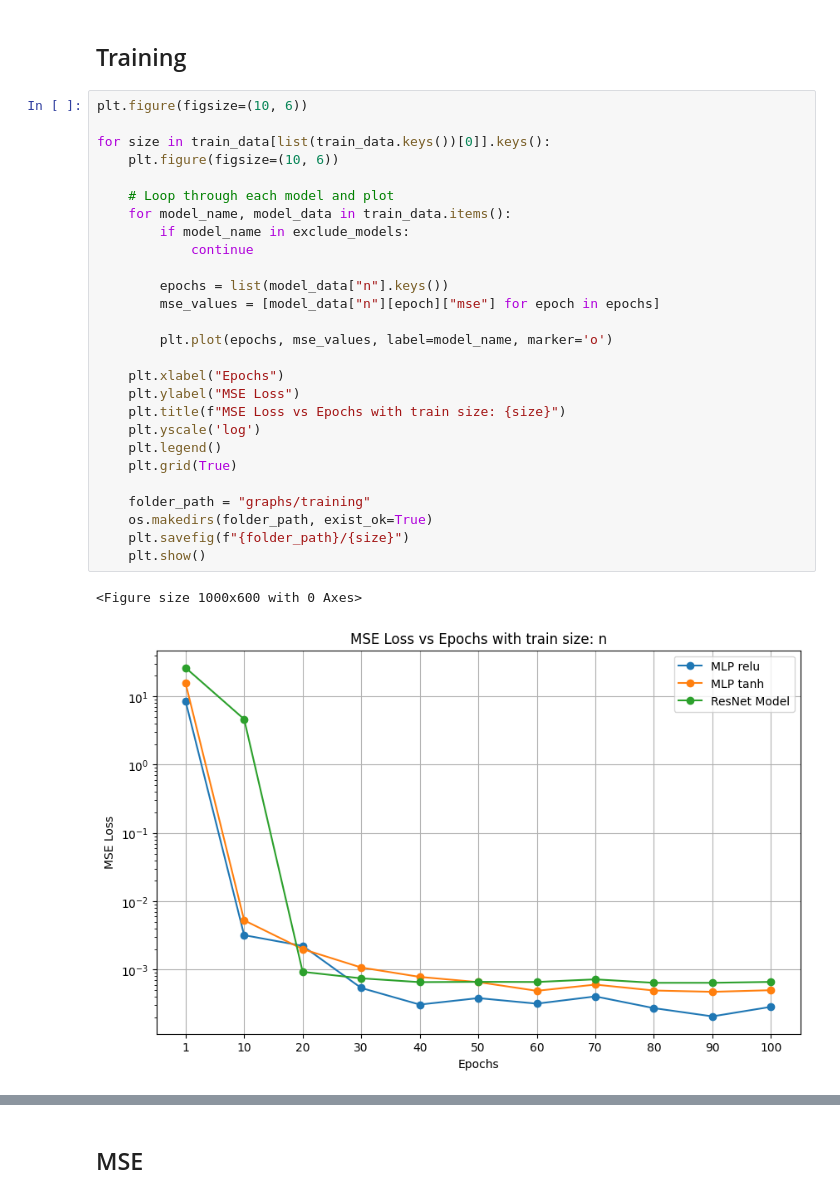
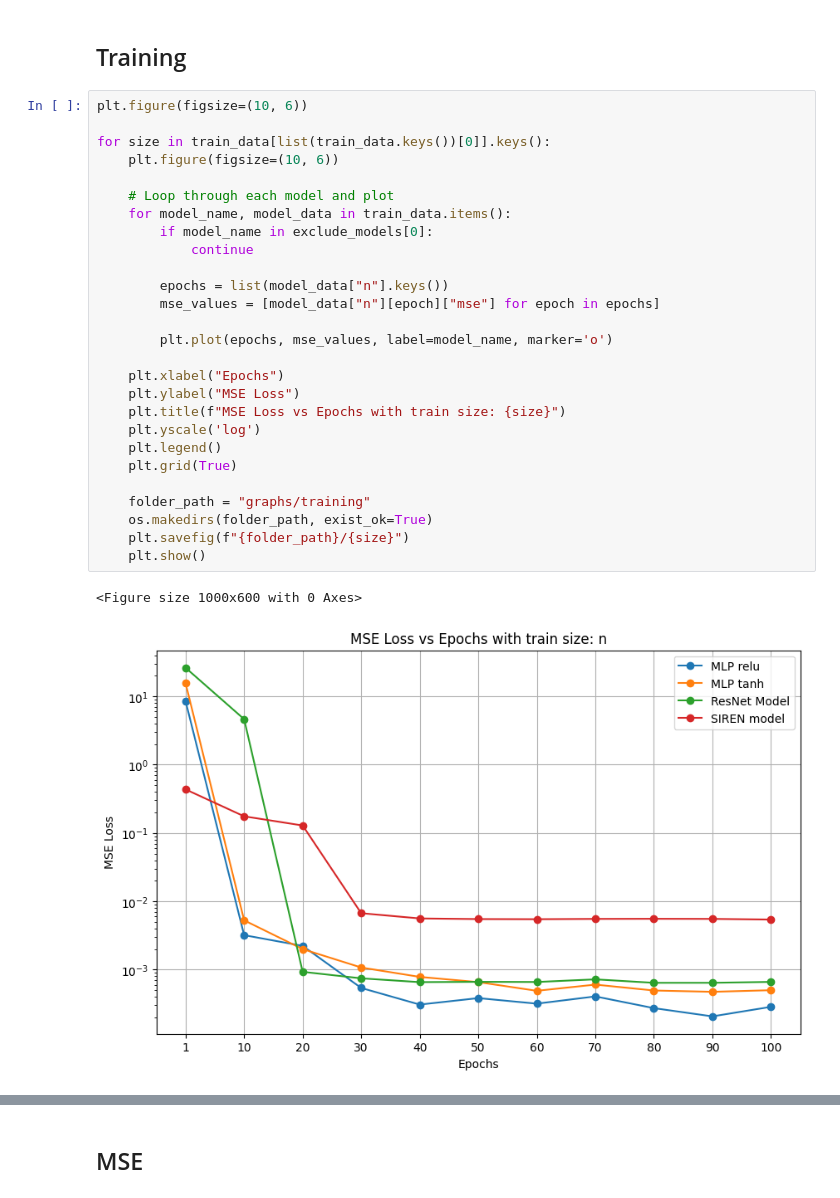
Before and after one commit to st43r/BlackFormulaApproximation, a Jupyter notebook: Black Model.ipynb, the cells around one changed output, grey strips where cells are left out. Drawn from its saved outputs; the diff is of its cells as text.

```diff
--- a/Black Model.ipynb
+++ b/Black Model.ipynb
@@ -982,30 +983,30 @@ exclude_models = ['KAN model', 'SIREN model']
 # %%
 plt.figure(figsize=(10, 6))
 
 for size in train_data[list(train_data.keys())[0]].keys():
 	plt.figure(figsize=(10, 6))
 
 	# Loop through each model and plot
 	for model_name, model_data in train_data.items():
-		if model_name in exclude_models:
+		if model_name in exclude_models[0]:
 			continue
 
 		epochs = list(model_data["n"].keys())
 		mse_values = [model_data["n"][epoch]["mse"] for epoch in epochs]
 
 		plt.plot(epochs, mse_values, label=model_name, marker='o')
 
 	plt.xlabel("Epochs")
 	plt.ylabel("MSE Loss")
 	plt.title(f"MSE Loss vs Epochs with train size: {size}")
 	plt.yscale('log')
 	plt.legend()
 	plt.grid(True)
 
 	folder_path = "graphs/training"
 	os.makedirs(folder_path, exist_ok=True)
 	plt.savefig(f"{folder_path}/{size}")
 	plt.show()
 # %% [output]
 <Figure size 1000x600 with 0 Axes>
-[figure, old version]
+[figure, new version]
```
Also changed, not shown: parts of 6 cells of this notebook.
